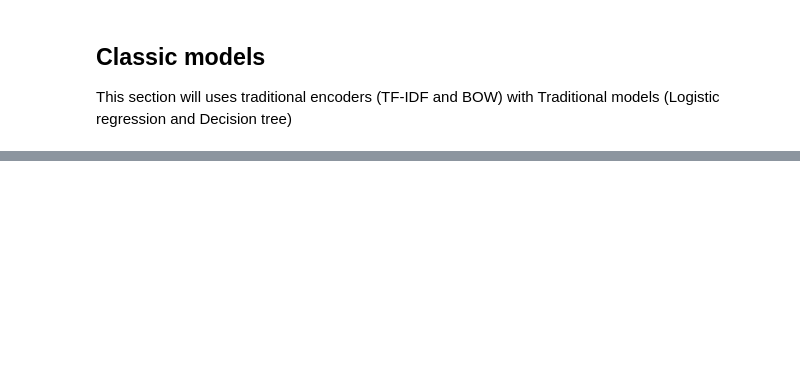
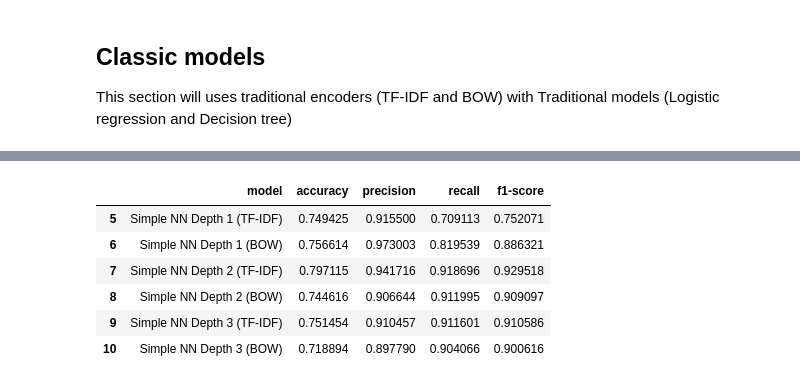
Before and after one commit to NgocMinhUniversityProjects/BTL-NLP, a Jupyter notebook: depressive-suicidal-analysis/main.ipynb, the cells around one changed output, grey strips where cells are left out. Cells and saved outputs as stored; diff of their text form; code cells hidden in the pictures; blank space fills up the shorter version.

```diff
--- a/depressive-suicidal-analysis/main.ipynb
+++ b/depressive-suicidal-analysis/main.ipynb
@@ -319,0 +439,10 @@ display(score_df)
+# %%
+display(score_df[score_df["model"].str.contains("Simple NN")]) # display only the rows for Simple NN
+# %% [output]
+|  | model | accuracy | precision | recall | f1-score |
+| 5 | Simple NN Depth 1 (TF-IDF) | 0.749425 | 0.915500 | 0.709113 | 0.752071 |
+| 6 | Simple NN Depth 1 (BOW) | 0.756614 | 0.973003 | 0.819539 | 0.886321 |
+| 7 | Simple NN Depth 2 (TF-IDF) | 0.797115 | 0.941716 | 0.918696 | 0.929518 |
+| 8 | Simple NN Depth 2 (BOW) | 0.744616 | 0.906644 | 0.911995 | 0.909097 |
+| 9 | Simple NN Depth 3 (TF-IDF) | 0.751454 | 0.910457 | 0.911601 | 0.910586 |
+| 10 | Simple NN Depth 3 (BOW) | 0.718894 | 0.897790 | 0.904066 | 0.900616 |
```
Also changed, not shown: parts of 11 cells of this notebook.
